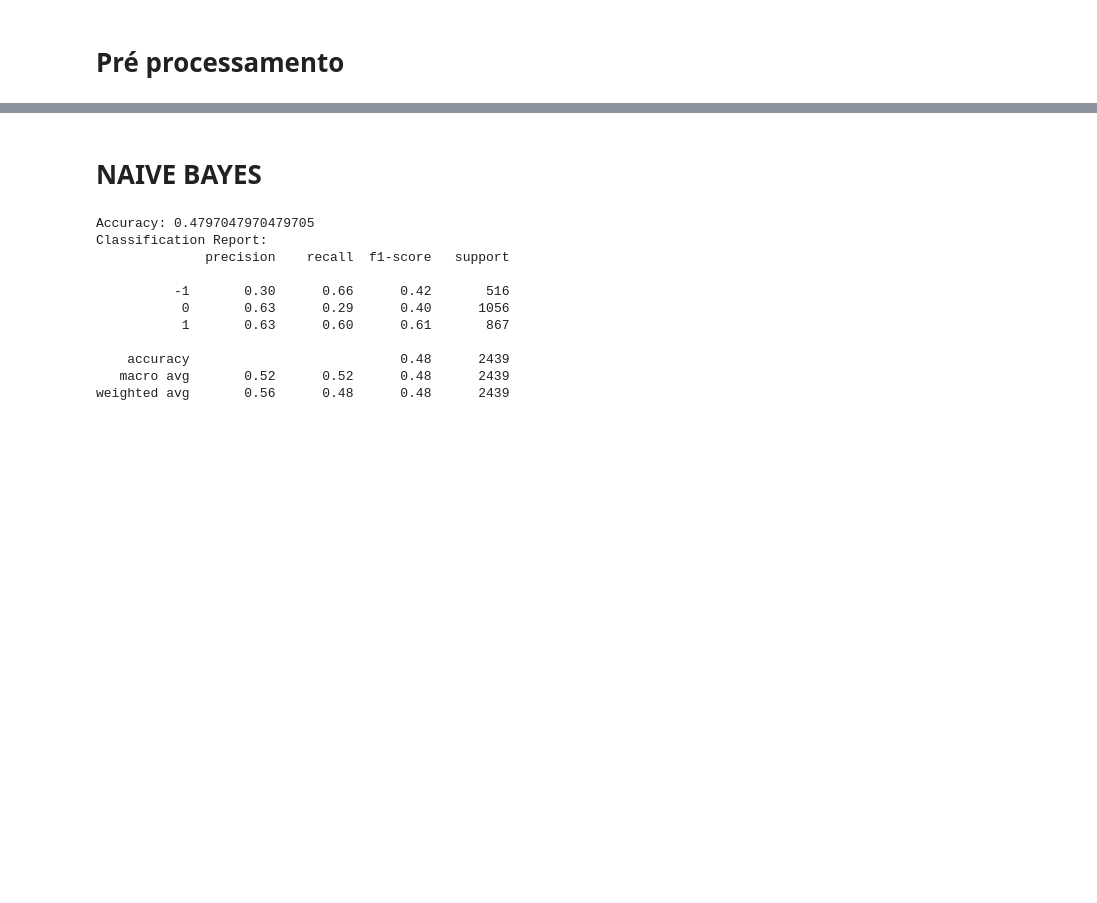
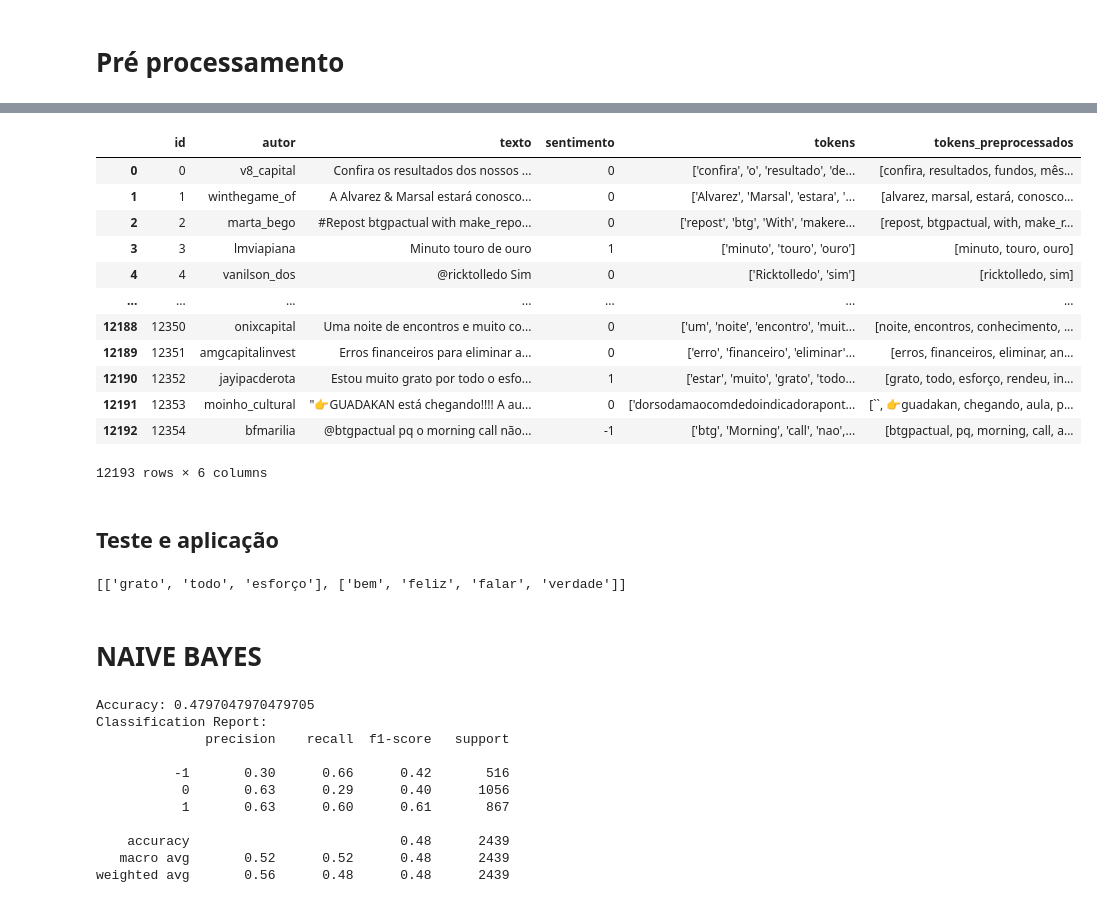
Before and after one commit to 2023M6T4-Inteli/Projeto2, a Jupyter notebook: src/fasttexFinalLucas.ipynb, the cells around one changed output, grey strips where cells are left out. Cells and saved outputs as stored; diff of their text form; code cells hidden in the pictures; blank space fills up the shorter version.

```diff
--- a/src/fasttexFinalLucas.ipynb
+++ b/src/fasttexFinalLucas.ipynb
@@ -67,0 +72,21 @@ df_2['sentimento'] = df_2['sentimento'].map({'NEUTRAL': 0, 'POSITIVE': 1, 'NEGAT
+# %%
+# Função para vetorizar um token
+def vetorizar_token(token):
+    vetor = np.zeros(model.vector_size) # Inicializa vetor de zeros com a mesma dimensão
+    if token in model: # Verifica se a palavra está no word2vec treinado
+        vetor = model[token] # Adiciona o valor do vetor
+    return vetor
+# %% [output]
+|  | id | autor | texto | sentimento | tokens | tokens_preprocessados |
+| 0 | 0 | v8_capital | Confira os resultados dos nossos ... | 0 | ['confira', 'o', 'resultado', 'de... | [confira, resultados, fundos, mês... |
+| 1 | 1 | winthegame_of | A Alvarez & Marsal estará conosco... | 0 | ['Alvarez', 'Marsal', 'estara', '... | [alvarez, marsal, estará, conosco... |
+| 2 | 2 | marta_bego | #Repost btgpactual with make_repo... | 0 | ['repost', 'btg', 'With', 'makere... | [repost, btgpactual, with, make_r... |
+| 3 | 3 | lmviapiana | Minuto touro de ouro | 1 | ['minuto', 'touro', 'ouro'] | [minuto, touro, ouro] |
+| 4 | 4 | vanilson_dos | @ricktolledo Sim | 0 | ['Ricktolledo', 'sim'] | [ricktolledo, sim] |
+| ... | ... | ... | ... | ... | ... | ... |
+| 12188 | 12350 | onixcapital | Uma noite de encontros e muito co... | 0 | ['um', 'noite', 'encontro', 'muit... | [noite, encontros, conhecimento, ... |
+| 12189 | 12351 | amgcapitalinvest | Erros financeiros para eliminar a... | 0 | ['erro', 'financeiro', 'eliminar'... | [erros, financeiros, eliminar, an... |
+| 12190 | 12352 | jayipacderota | Estou muito grato por todo o esfo... | 1 | ['estar', 'muito', 'grato', 'todo... | [grato, todo, esforço, rendeu, in... |
+| 12191 | 12353 | moinho_cultural | "👉GUADAKAN está chegando!!!! A au... | 0 | ['dorsodamaocomdedoindicadorapont... | [``, 👉guadakan, chegando, aula, p... |
+| 12192 | 12354 | bfmarilia | @btgpactual pq o morning call não... | -1 | ['btg', 'Morning', 'call', 'nao',... | [btgpactual, pq, morning, call, a... |
+12193 rows × 6 columns
@@ -67,0 +110,11 @@ df_2['sentimento'] = df_2['sentimento'].map({'NEUTRAL': 0, 'POSITIVE': 1, 'NEGAT
+# %% [markdown]
+## Teste e aplicação
+# %%
+teste = ['Estou muito grato por todo o esforço', 'estou bem feliz, para falar a verdade']
+result = []
+for item in teste:
+    result.append(preprocessar_frase(item))
+
+print(result)
+# %% [output]
+[['grato', 'todo', 'esforço'], ['bem', 'feliz', 'falar', 'verdade']]
```
Also changed, not shown: parts of 7 cells of this notebook.
